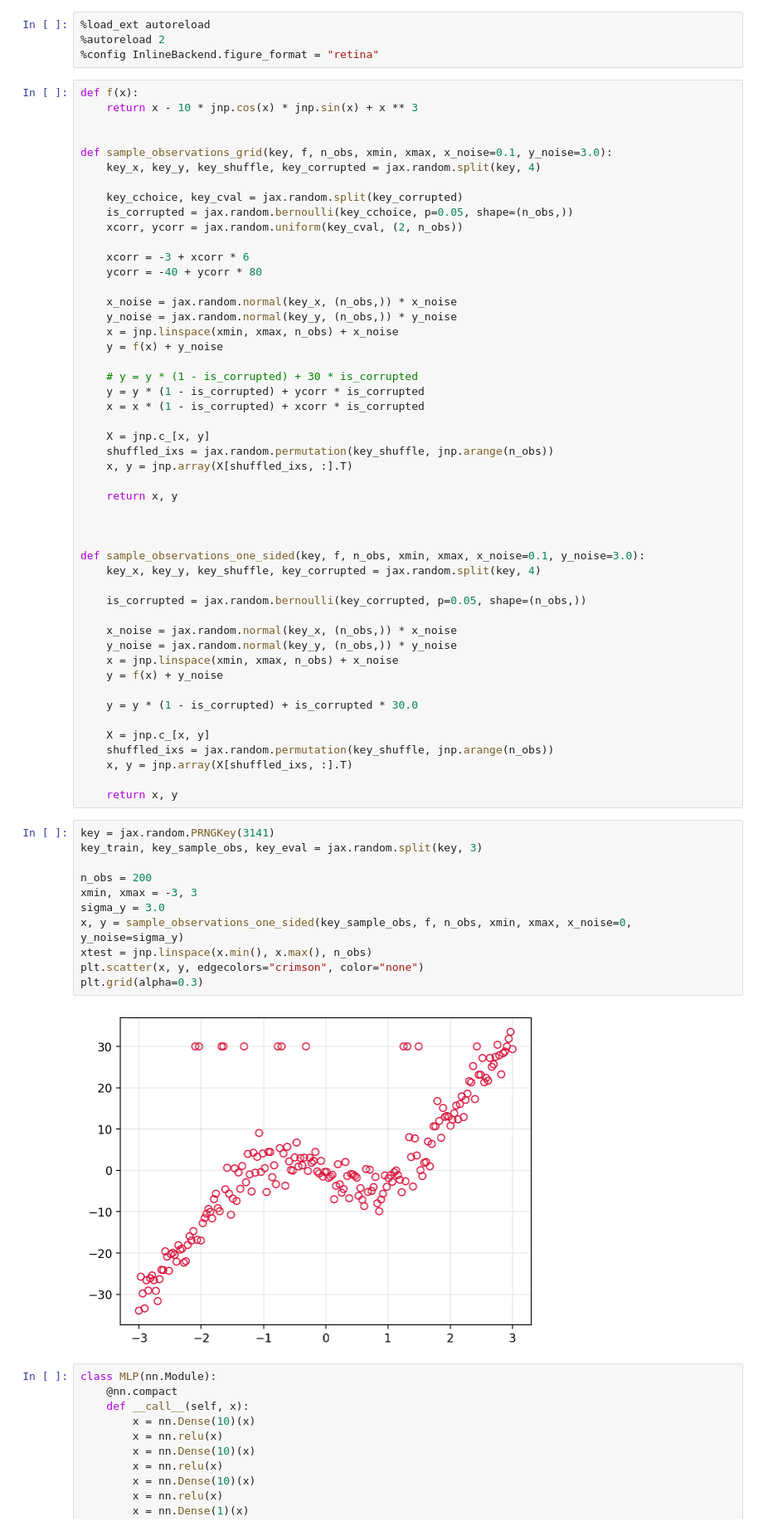
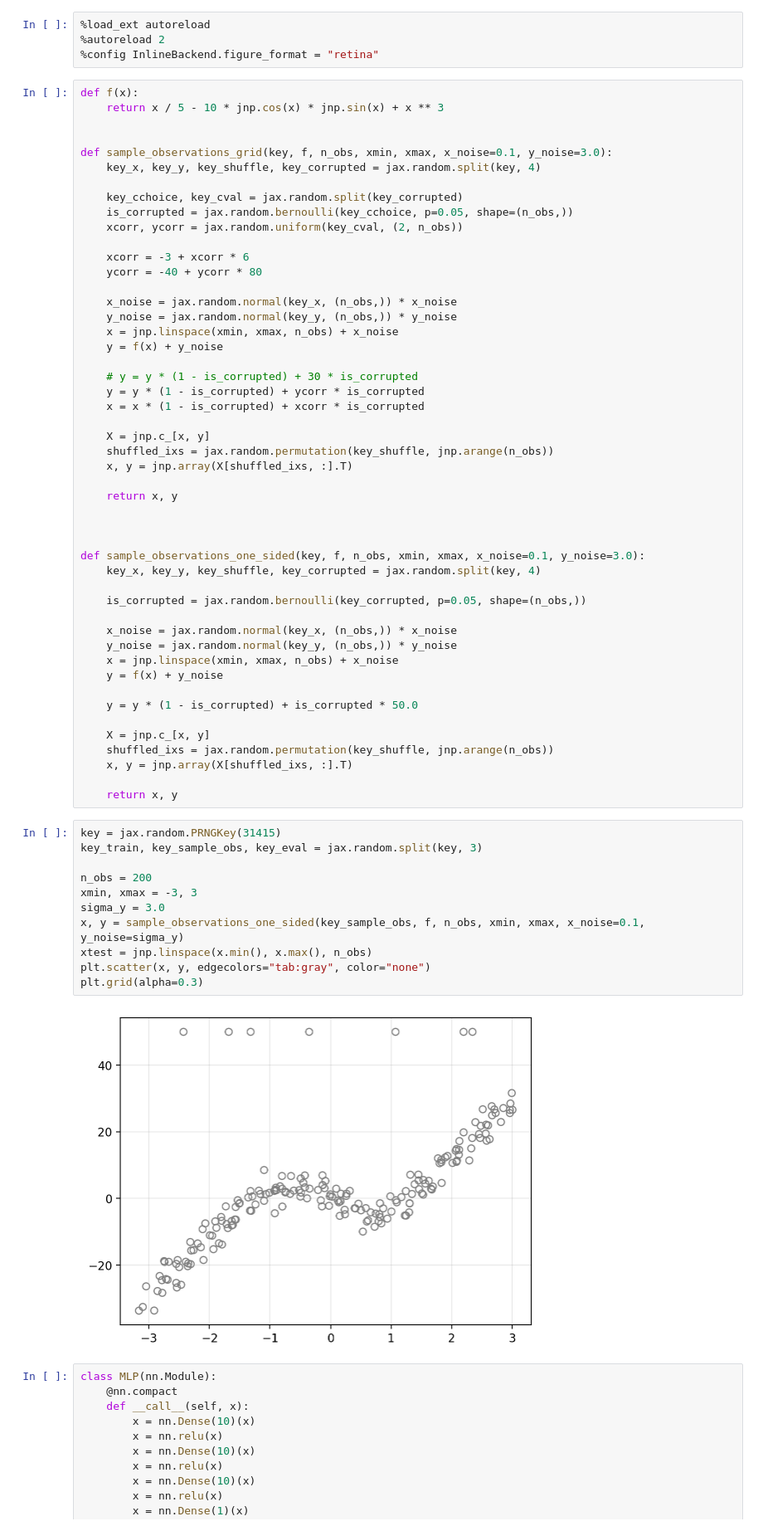
Before and after one commit to gerdm/weighted-likelihood-filter, a Jupyter notebook: experiments/online-mlp-training.ipynb, the cells around one changed output. Shown at 83% size. Cells and saved outputs as stored; diff of their text form.

```diff
--- a/experiments/online-mlp-training.ipynb
+++ b/experiments/online-mlp-training.ipynb
@@ -9,7 +14,7 @@ import matplotlib.pyplot as plt
 %config InlineBackend.figure_format = "retina"
 # %%
 def f(x):
-    return x - 10 * jnp.cos(x) * jnp.sin(x) + x ** 3
+    return x / 5 - 10 * jnp.cos(x) * jnp.sin(x) + x ** 3
 
 
 def sample_observations_grid(key, f, n_obs, xmin, xmax, x_noise=0.1, y_noise=3.0):
@@ -49,7 +54,7 @@ def sample_observations_one_sided(key, f, n_obs, xmin, xmax, x_noise=0.1, y_nois
     x = jnp.linspace(xmin, xmax, n_obs) + x_noise
     y = f(x) + y_noise
 
-    y = y * (1 - is_corrupted) + is_corrupted * 30.0
+    y = y * (1 - is_corrupted) + is_corrupted * 50.0
 
     X = jnp.c_[x, y]
     shuffled_ixs = jax.random.permutation(key_shuffle, jnp.arange(n_obs))
@@ -57,18 +62,18 @@ def sample_observations_one_sided(key, f, n_obs, xmin, xmax, x_noise=0.1, y_nois
 
     return x, y
 # %%
-key = jax.random.PRNGKey(3141)
+key = jax.random.PRNGKey(31415)
 key_train, key_sample_obs, key_eval = jax.random.split(key, 3)
 
 n_obs = 200
 xmin, xmax = -3, 3
 sigma_y = 3.0
-x, y = sample_observations_one_sided(key_sample_obs, f, n_obs, xmin, xmax, x_noise=0, y_noise=sigma_y)
+x, y = sample_observations_one_sided(key_sample_obs, f, n_obs, xmin, xmax, x_noise=0.1, y_noise=sigma_y)
 xtest = jnp.linspace(x.min(), x.max(), n_obs)
-plt.scatter(x, y, edgecolors="crimson", color="none")
+plt.scatter(x, y, edgecolors="tab:gray", color="none")
 plt.grid(alpha=0.3)
 # %% [output]
-[figure, old version]
+[figure, new version]
 # %%
 class MLP(nn.Module):
     @nn.compact
```
Also changed, not shown: parts of 18 cells of this notebook.
